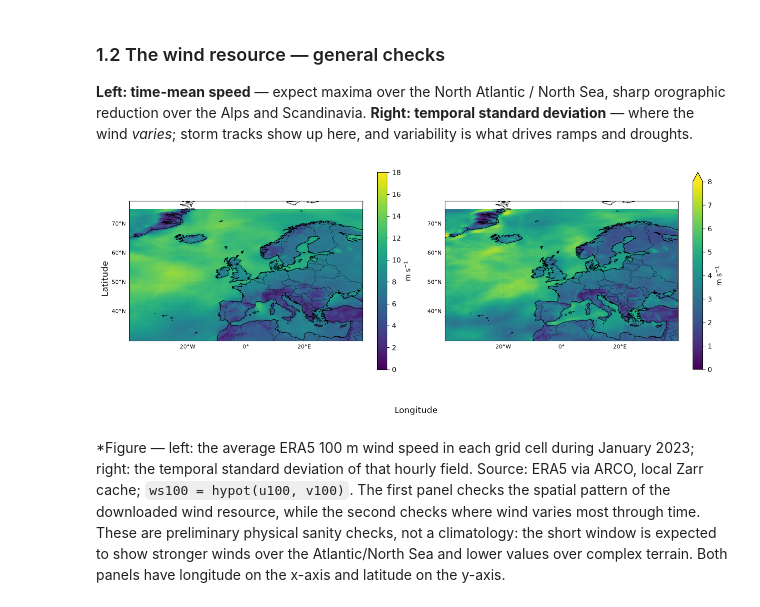
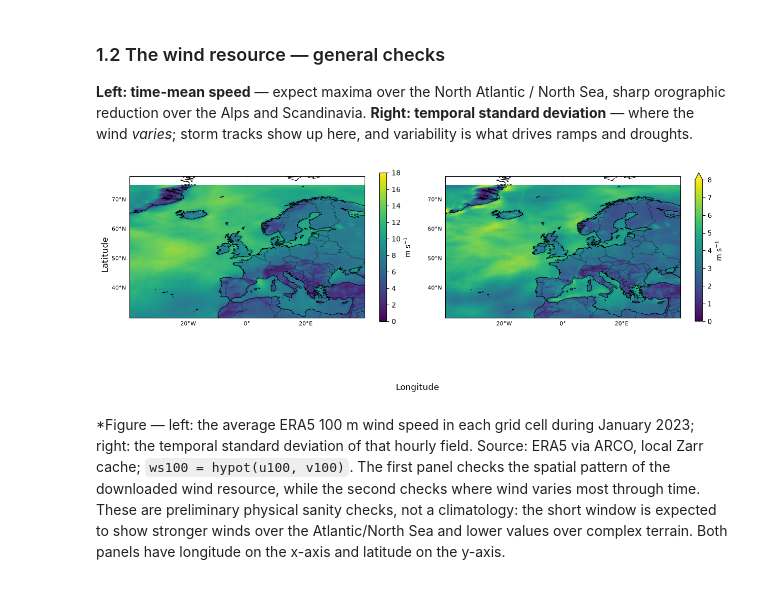
Before and after one commit to TunaHim/EuroGrid-Climate-Dynamics, a Jupyter notebook: notebooks/01_eda.ipynb, the cells around one changed output. Saved outputs shown, nothing was run; the diff lists cells and outputs as text; code cells hidden in the pictures.

```diff
--- a/notebooks/01_eda.ipynb
+++ b/notebooks/01_eda.ipynb
@@ -176,30 +179,30 @@ ramps and droughts.
 # %%
 # Wind-resource maps: show the mean field first, then the hour-to-hour variability field.
 fig, axes = plt.subplots(1, 2, figsize=(13, 5.5), subplot_kw={"projection": PC})
 for ax, (da, ttl, vmax) in zip(
     axes,
     [
         (ds.ws100.mean("time"), "Mean 100 m wind speed — Jan 2023", 18),
         (ds.ws100.std("time"), "Temporal variability of 100 m wind speed — Jan 2023", 8),
     ],
     strict=True,
 ):
     map_ax(ax, ttl)
     da.plot.pcolormesh(
         ax=ax,
         transform=PC,
         cmap="viridis",
         vmin=0,
         vmax=vmax,
         add_colorbar=True,
-        cbar_kwargs={"label": "m s$^{-1}$", "shrink": 0.8},
+        cbar_kwargs={"label": "m s$^{-1}$", "shrink": 0.6},
     )
 fig.supxlabel("Longitude")
 fig.supylabel("Latitude")
 fig.tight_layout()
 plt.show()
 # %% [output]
-[figure, old version]
+[figure, new version]
 # %% [markdown]
 *Figure — left: the average ERA5 100 m wind speed in each grid cell during January 2023; right: the temporal standard deviation of that hourly field. Source: ERA5 via ARCO, local Zarr cache; `ws100 = hypot(u100, v100)`. The first panel checks the spatial pattern of the downloaded wind resource, while the second checks where wind varies most through time. These are preliminary physical sanity checks, not a climatology: the short window is expected to show stronger winds over the Atlantic/North Sea and lower values over complex terrain. Both panels have longitude on the x-axis and latitude on the y-axis.
 # %%
```
Also changed, not shown: parts of 10 cells of this notebook.
